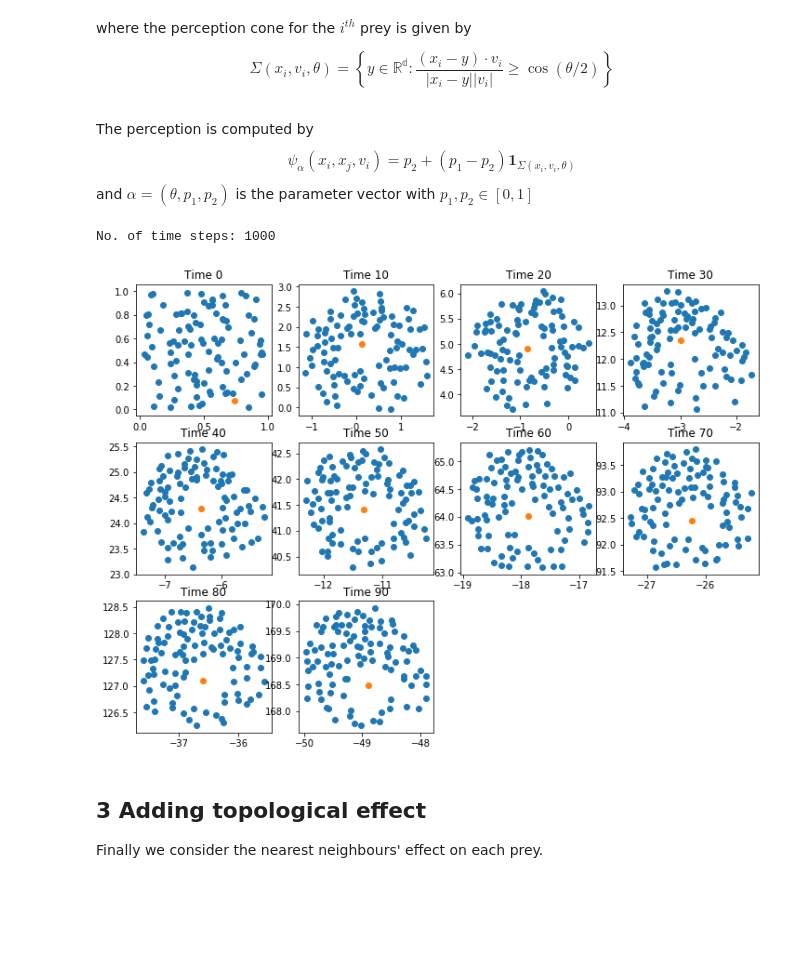
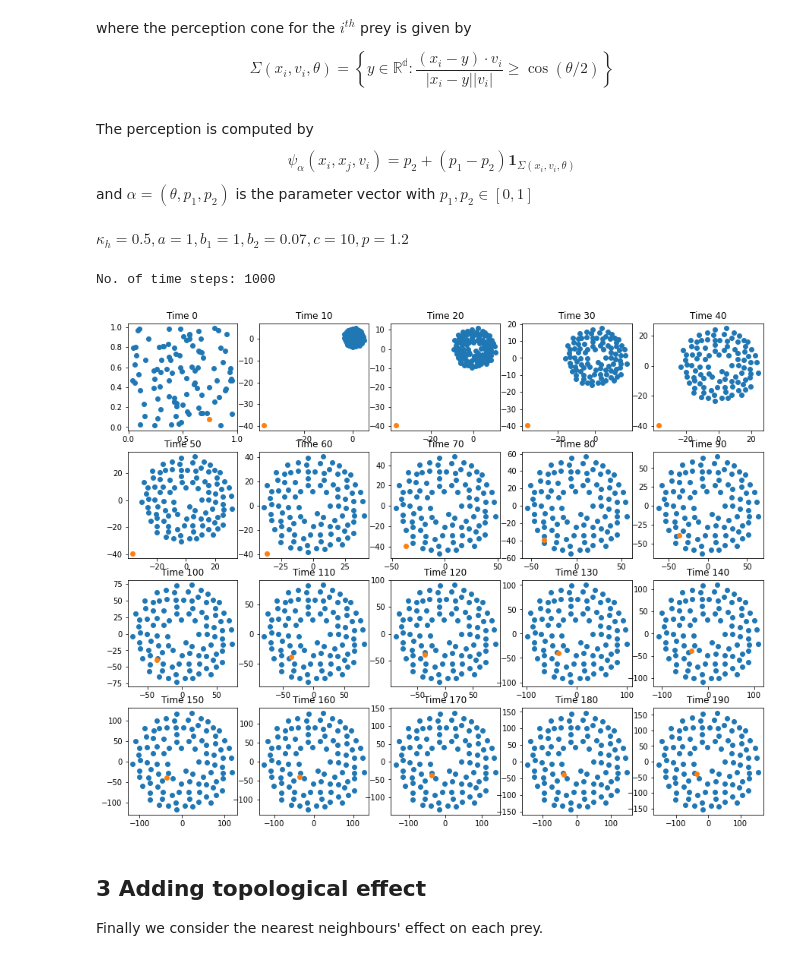
Before and after one commit to isomorphicdude/Summer2022UROP, a Jupyter notebook: improvements.ipynb, the cells around one changed output. Drawn from its saved outputs; the diff is of its cells as text; code cells hidden in the pictures; blank space fills up the shorter version.

Commit message:
change Case3 and add cone

```diff
--- a/improvements.ipynb
+++ b/improvements.ipynb
@@ -182,12 +181,12 @@ def model3(y, params):
 
   vel_prey  =  np.array([vprey[i] - np.delete(vprey, i, axis = 0) for i in range(N)])
 
-  # perception cone
+  # perception cone for prey observing prey
   _vprey = vprey[:,np.newaxis,:] + np.zeros_like(dist_prey)
   dot_prod = np.sum(_vprey*dist_prey, axis = 2)[:,:,np.newaxis]
   norm_prey = np.linalg.norm(dist_prey, axis = 2)[:,:,np.newaxis]
   abs_val  = np.linalg.norm(_vprey, axis=2)[:,:,np.newaxis] * norm_prey
-  mask = (dot_prod / abs_val)>=angle
+  mask_hh = (dot_prod / abs_val)>=angle # (N,N-1,1)
 
   # kernel of prey
   ker_prey = -1 * kh * vel_prey / (1 + (norm_prey**2))
@@ -198,45 +197,54 @@ def model3(y, params):
   # repulsion of prey
   rep_prey = b1 * dist_prey / (norm_prey**2)
 
-  # repulsion of predator
+  # repulsion of predator (N,2)
   norm_pred = np.linalg.norm(pprey - ppred, axis = 1)[:,np.newaxis]
   rep_pred = b2 * (pprey - ppred) / (norm_pred**2)
 
+  # perception cone for prey observing predator (N,1)
+  mask_hp = (np.sum(vprey*(pprey-ppred), axis = 1)[:,np.newaxis] / (norm_pred * np.linalg.norm(vprey)))>=angle
+
   # acceleration of prey
-  acc_prey = (1/N) * np.sum((p2 + mask * (p1-p2)) * (ker_prey + attrac_prey + rep_prey), axis=1) + rep_pred
+  acc_prey = (1/N) * np.sum((p2 + mask_hh * (p1-p2)) * (ker_prey + attrac_prey + rep_prey), axis=1) + \
+    rep_pred * mask_hp
+
+  # perception cone for predator observing prey
+
 
   # velocity of predator
   vpred = (1/N) * (c * np.sum((pprey - ppred) / (norm_pred**p),
                                  axis = 0))[np.newaxis]
 
   return np.concatenate((vprey, acc_prey, vpred))
+# %% [markdown]
+$\kappa_h = 0.5, a=1, b_1 = 1, b_2 = 0.07, c = 10 ,p = 1.2$
 # %%
 N = 100
 
-case2  = computeSoln(model3,
+case4  = computeSoln(model3,
     {'no. of prey': N,
     'kappa for prey': 0.5,
-    'attraction of prey a': 1,
-    'repulsion of prey b_1': 1,
-    'repulsion of pred b_2': 0.07,
-    'p1': 0.7,
-    'p2':0.3,
-    'angle': np.cos(np.pi/2),
+    'attraction of prey a': 0,
+    'repulsion of prey b_1': 0.15,
+    'repulsion of pred b_2': 0.30,
+    'p1 spotted': 0.8,
+    'p2 not spotted':0.4,
+    'angle': np.cos(np.pi / 3),
     'attraction of pred c': 10,
-    'exponent of dist pred p': 1.2},
+    'exponent of dist pred p': 3},
     1000,
-    (0,100),
+    (0,200),
     False,
     'random',
     'rk4',
-    [i*10  for i in range(10)],
-    12)
+    [i*10  for i in range(20)],
+    15)
 # %% [output]
 No. of time steps: 1000
 # %%
-multiPlot(case2, None, True)
+multiPlot(case4, None, True)
 # %% [output]
-[figure, old version]
+[figure, new version]
 # %% [markdown]
 ## 3 Adding topological effect
 
```
Also changed, not shown: parts of 9 cells of this notebook.
